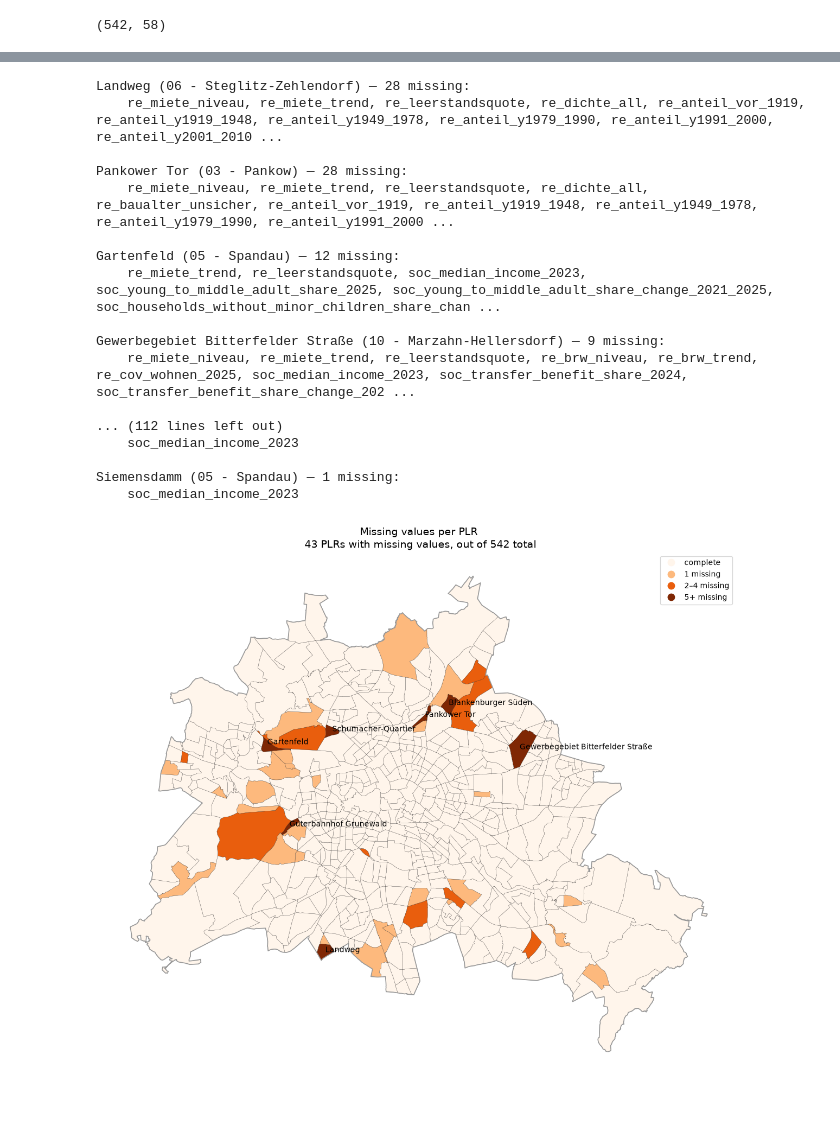
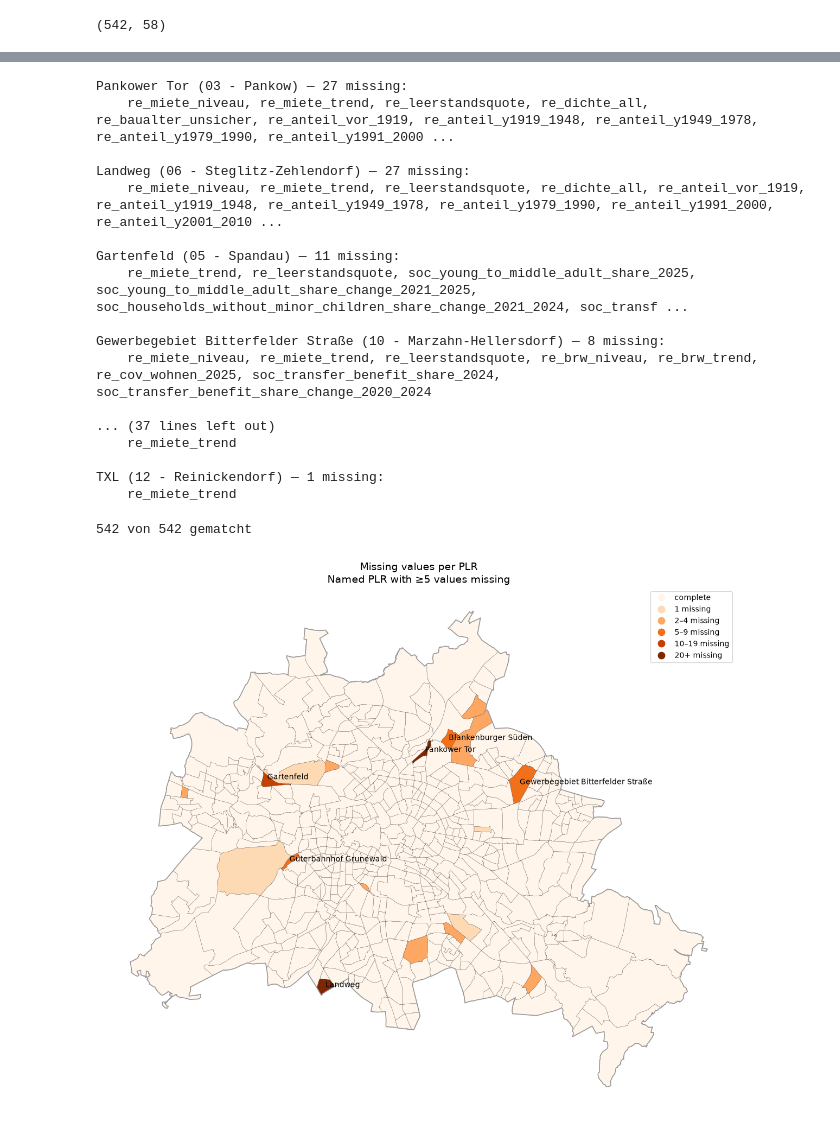
Before and after one commit to mshlg/capstone-kiezkeeper, a Jupyter notebook: notebooks/Module_1-Clustering/data_prep_clustering.ipynb, the cells around one changed output, grey strips where cells are left out. Cells and saved outputs as stored; diff of their text form; code cells hidden in the pictures.

Commit message:
deleted 7 PLR's with >3 missing values and dropped flag columns partly

```diff
--- a/notebooks/Module_1-Clustering/data_prep_clustering.ipynb
+++ b/notebooks/Module_1-Clustering/data_prep_clustering.ipynb
@@ -110,94 +145,102 @@ print(f"\n{len(missing_plrs)} PLRs with missing values, out of {len(df)} total")
 # %%
 # for each PLR with gaps, list the actual missing columns
 for _, row in missing_plrs.iterrows():
-    plr = df.loc[df["plr_id"] == row["plr_id"]].iloc[0]
-    cols = [c for c in feature_cols if pd.isna(plr[c])]
+    plr_row = df.loc[df["plr_id"] == row["plr_id"]].iloc[0]
+    cols = [c for c in feature_cols if pd.isna(plr_row[c])]
     print(f'{row["plr_name"]} ({row["bez"]}) — {row["n_missing"]} missing:')
     print("   ", ", ".join(cols), "\n")
 # %% [output]
-Landweg (06 - Steglitz-Zehlendorf) — 28 missing:
+Pankower Tor (03 - Pankow) — 27 missing:
+    re_miete_niveau, re_miete_trend, re_leerstandsquote, re_dichte_all, re_baualter_unsicher, re_anteil_vor_1919, re_anteil_y1919_1948, re_anteil_y1949_1978, re_anteil_y1979_1990, re_anteil_y1991_2000 ...
+
+Landweg (06 - Steglitz-Zehlendorf) — 27 missing:
     re_miete_niveau, re_miete_trend, re_leerstandsquote, re_dichte_all, re_anteil_vor_1919, re_anteil_y1919_1948, re_anteil_y1949_1978, re_anteil_y1979_1990, re_anteil_y1991_2000, re_anteil_y2001_2010 ...
 
-Pankower Tor (03 - Pankow) — 28 missing:
-    re_miete_niveau, re_miete_trend, re_leerstandsquote, re_dichte_all, re_baualter_unsicher, re_anteil_vor_1919, re_anteil_y1919_1948, re_anteil_y1949_1978, re_anteil_y1979_1990, re_anteil_y1991_2000 ...
+Gartenfeld (05 - Spandau) — 11 missing:
+    re_miete_trend, re_leerstandsquote, soc_young_to_middle_adult_share_2025, soc_young_to_middle_adult_share_change_2021_2025, soc_households_without_minor_children_share_change_2021_2024, soc_transf ...
 
-Gartenfeld (05 - Spandau) — 12 missing:
-    re_miete_trend, re_leerstandsquote, soc_median_income_2023, soc_young_to_middle_adult_share_2025, soc_young_to_middle_adult_share_change_2021_2025, soc_households_without_minor_children_share_chan ...
+Gewerbegebiet Bitterfelder Straße (10 - Marzahn-Hellersdorf) — 8 missing:
+    re_miete_niveau, re_miete_trend, re_leerstandsquote, re_brw_niveau, re_brw_trend, re_cov_wohnen_2025, soc_transfer_benefit_share_2024, soc_transfer_benefit_share_change_2020_2024
 
-Gewerbegebiet Bitterfelder Straße (10 - Marzahn-Hellersdorf) — 9 missing:
-    re_miete_niveau, re_miete_trend, re_leerstandsquote, re_brw_niveau, re_brw_trend, re_cov_wohnen_2025, soc_median_income_2023, soc_transfer_benefit_share_2024, soc_transfer_benefit_share_change_202 ...
+... (37 lines left out)
+    re_miete_trend
 
-... (112 lines left out)
-    soc_median_income_2023
-
-Siemensdamm (05 - Spandau) — 1 missing:
-    soc_median_income_2023
+TXL (12 - Reinickendorf) — 1 missing:
+    re_miete_trend
 # %%
-# 1. recompute n_missing + the zero-padded join k
+# recompute n_missing + zero-padded join key
 id_cols = ["plr_id", "plr_name", "bez"]
 feature_cols = [c for c in df.columns if c not in id_cols]
 df["n_missing"] = df[feature_cols].isna().sum(axis=1)
 
-# 3. join the counts onto the geometries
+# join the counts onto the geometries
 gdf = plr.merge(
     df.assign(plr_id=df["plr_id"].astype(str).str.zfill(8))[["plr_id", "n_missing"]],
     on="plr_id", how="left"
 )
 
+# sanity check — sollte ~542 sein
+print(gdf["n_missing"].notna().sum(), "von", len(gdf), "gematcht")
+
 berlin_outline = plr.dissolve()
 
-# 4. bin categories
-bins   = [-1, 0, 1, 4, np.inf]
-labels = ["complete", "1 missing", "2–4 missing", "5+ missing"]
+# bin categories
+bins   = [-1, 0, 1, 4, 9, 19, np.inf]
+labels = ["complete", "1 missing", "2–4 missing",
+          "5–9 missing", "10–19 missing", "20+ missing"]
 gdf["missing_cat"] = pd.cut(
     gdf["n_missing"].fillna(0),
     bins=bins,
     labels=labels
 )
 
-# 5. plot
+#
 fig, ax = plt.subplots(figsize=(12, 12))
 
-# filled choropleth
+# plot on map
 gdf.plot(
     column="missing_cat",
     categorical=True,
     legend=True,
     cmap="Oranges",
-    edgecolor="none",      # remove internal edges here
+    edgecolor="none",
     ax=ax,
     missing_kwds={"color": "lightgrey", "label": "no geometry match"}
 )
 
-# add ALL PLR boundaries explicitly
+# alle plr boundary
 gdf.boundary.plot(
     ax=ax,
-    edgecolor="black",     # boundary color
+    edgecolor="black",
     linewidth=0.25,
     alpha=0.5
 )
 
-# Berlin outer boundary (thicker)
+# berlin boundary
 berlin_outline.boundary.plot(
     ax=ax,
     edgecolor="#999999",
     linewidth=1.2
 )
 
-ax.set_title("Missing values per PLR\n 43 PLRs with missing values, out of 542 total", fontsize=14)
+ax.set_title(
+    "Missing values per PLR\nNamed PLR with ≥5 values missing",
+    fontsize=14
+)
 ax.axis("off")
 
-# label worst offenders
+# worst offenders
 for _, r in gdf[gdf["n_missing"] >= 5].iterrows():
     c = r.geometry.representative_point()
     ax.annotate(
         r["plr_name"],
         (c.x, c.y),
         fontsize=10,
         ha="left"
     )
 
 plt.tight_layout()
 plt.show()
 # %% [output]
+542 von 542 gematcht
-[figure, old version]
+[figure, new version]
```
Also changed, not shown: parts of 23 cells of this notebook.
